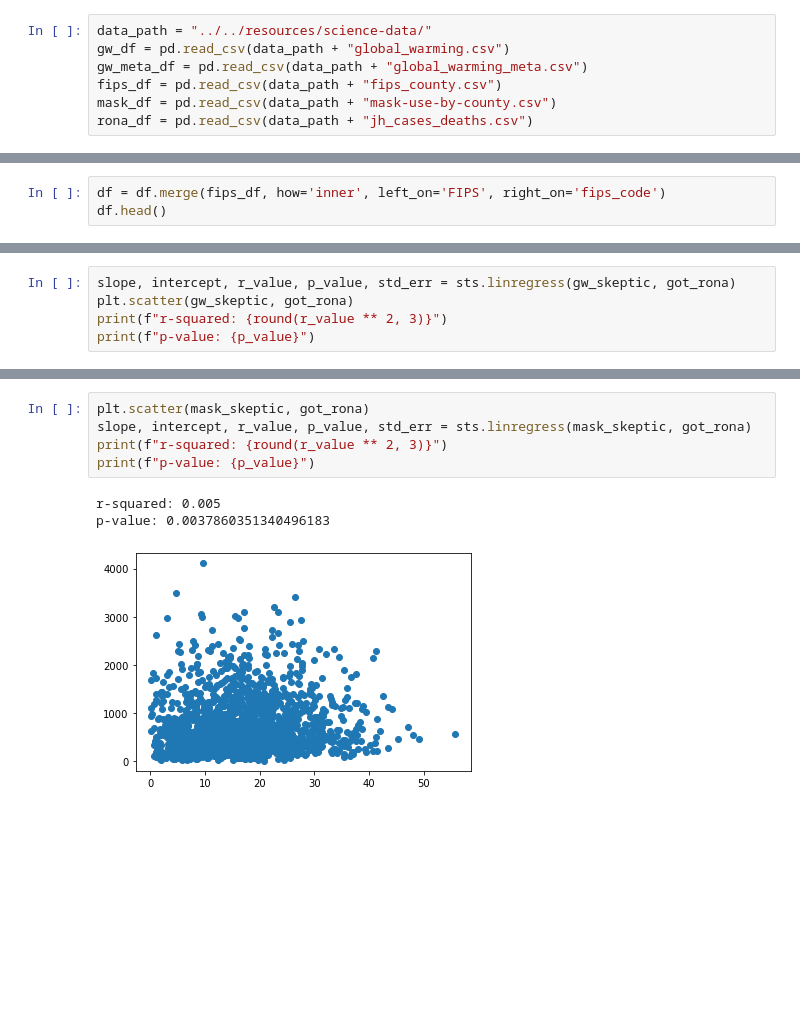
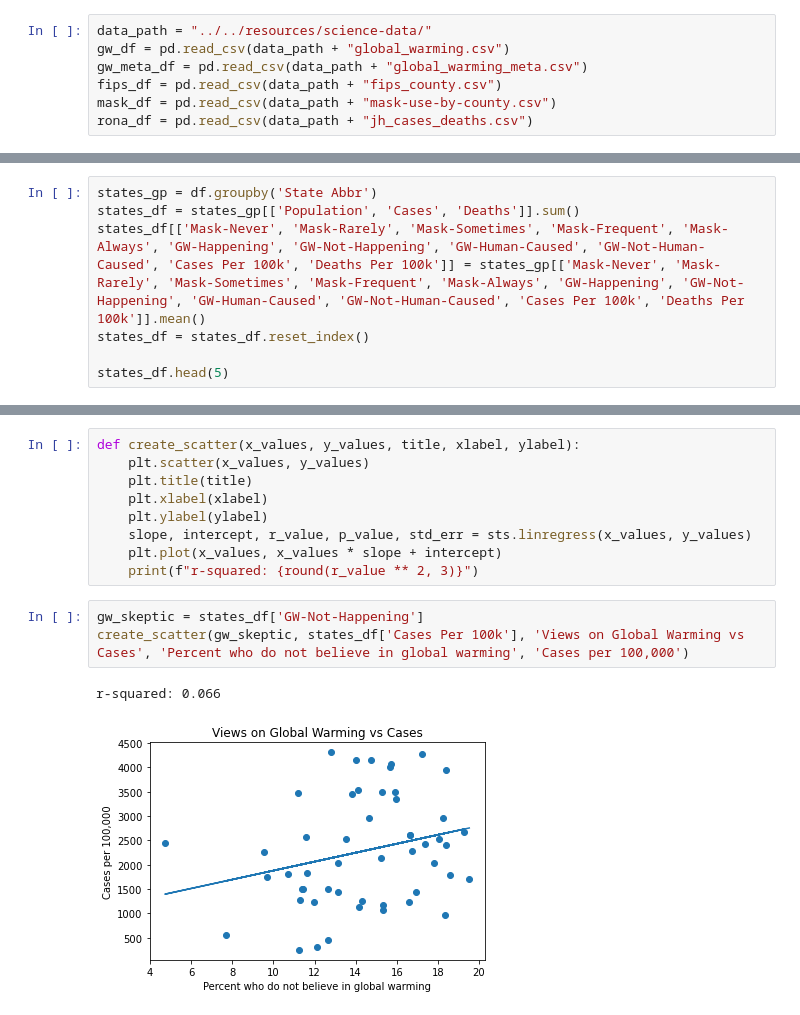
Before and after one commit to teresaflicek/Covid19-Societal-Impacts, a Jupyter notebook: analysis/science/science_beliefs.ipynb, the cells around one changed output, grey strips where cells are left out. Drawn from its saved outputs; the diff is of its cells as text; blank space fills up the shorter version.

Commit message:
state level analysis

```diff
--- a/analysis/science/science_beliefs.ipynb
+++ b/analysis/science/science_beliefs.ipynb
@@ -95,3 +34,0 @@ df.head()
-# %%
-df = df.merge(fips_df, how='inner', left_on='FIPS', right_on='fips_code')
-df.head()
@@ -134,5 +34,0 @@ agg
-# %%
-slope, intercept, r_value, p_value, std_err = sts.linregress(gw_skeptic, got_rona)
-plt.scatter(gw_skeptic, got_rona)
-print(f"r-squared: {round(r_value ** 2, 3)}")
-print(f"p-value: {p_value}")
@@ -142,0 +35,7 @@ p-value: 2.2197640251090023e-07
+# %%
+states_gp = df.groupby('State Abbr')
+states_df = states_gp[['Population', 'Cases', 'Deaths']].sum()
+states_df[['Mask-Never', 'Mask-Rarely', 'Mask-Sometimes', 'Mask-Frequent', 'Mask-Always', 'GW-Happening', 'GW-Not-Happening', 'GW-Human-Caused', 'GW-Not-Human-Caused', 'Cases Per 100k', 'Deaths Per 100k']] = states_gp[['Mask-Never', 'Mask-Rarely', 'Mask-Sometimes', 'Mask-Frequent', 'Mask-Always', 'GW-Happening', 'GW-Not-Happening', 'GW-Human-Caused', 'GW-Not-Human-Caused', 'Cases Per 100k', 'Deaths Per 100k']].mean()
+states_df = states_df.reset_index()
+
+states_df.head(5)
@@ -143,9 +49,15 @@ p-value: 2.2197640251090023e-07
 # %%
-plt.scatter(mask_skeptic, got_rona)
-slope, intercept, r_value, p_value, std_err = sts.linregress(mask_skeptic, got_rona)
-print(f"r-squared: {round(r_value ** 2, 3)}")
-print(f"p-value: {p_value}")
+def create_scatter(x_values, y_values, title, xlabel, ylabel):
+    plt.scatter(x_values, y_values)
+    plt.title(title)
+    plt.xlabel(xlabel)
+    plt.ylabel(ylabel)
+    slope, intercept, r_value, p_value, std_err = sts.linregress(x_values, y_values)
+    plt.plot(x_values, x_values * slope + intercept)
+    print(f"r-squared: {round(r_value ** 2, 3)}")
-# %% [output]
-r-squared: 0.005
-p-value: 0.0037860351340496183
-[figure, removed]
+# %%
+gw_skeptic = states_df['GW-Not-Happening']
+create_scatter(gw_skeptic, states_df['Cases Per 100k'], 'Views on Global Warming vs Cases', 'Percent who do not believe in global warming', 'Cases per 100,000')
+# %% [output]
+r-squared: 0.066
+[figure, added]
```
Also changed, not shown: parts of 15 cells of this notebook, 1 other file.
